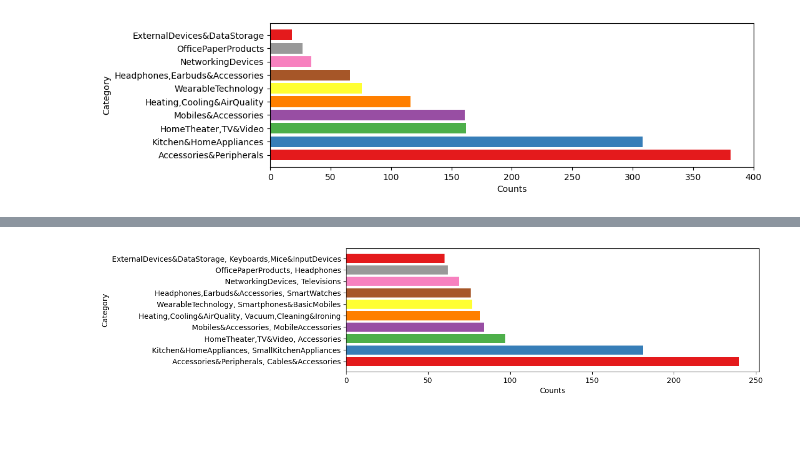
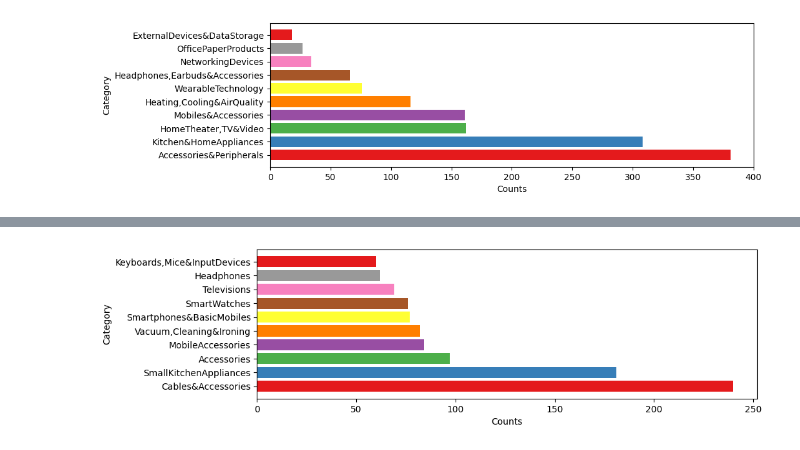
Before and after one commit to Enlightenus/Amazon_sales_analysis, a Jupyter notebook: amazon_analysis.ipynb, the cells around one changed output, grey strips where cells are left out. Drawn from its saved outputs; the diff is of its cells as text; code cells hidden in the pictures.

Commit message:
top10 bar graph

```diff
--- a/amazon_analysis.ipynb
+++ b/amazon_analysis.ipynb
@@ -312,9 +322,9 @@ plt.show()
 # %%
 
 fig = plt.figure(figsize=(10, 3))
-plt.barh(most_sub_items['category_2'] + ", " + miscellaneous_items['category_3'], miscellaneous_items['counts'], color=colors)
+plt.barh(miscellaneous_items['category_3'], miscellaneous_items['counts'], color=colors)
 plt.xlabel('Counts')
 plt.ylabel('Category')
 plt.show()
 # %% [output]
-[figure, old version]
+[figure, new version]
```
Also changed, not shown: parts of 3 cells of this notebook.
